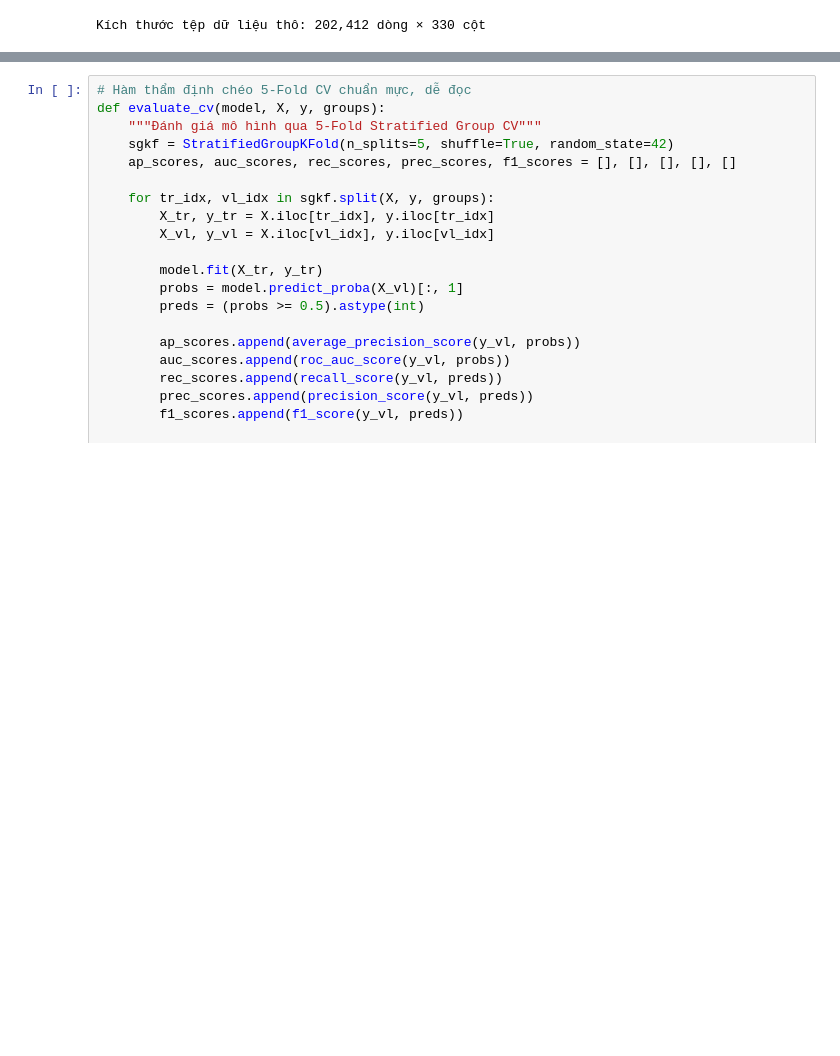
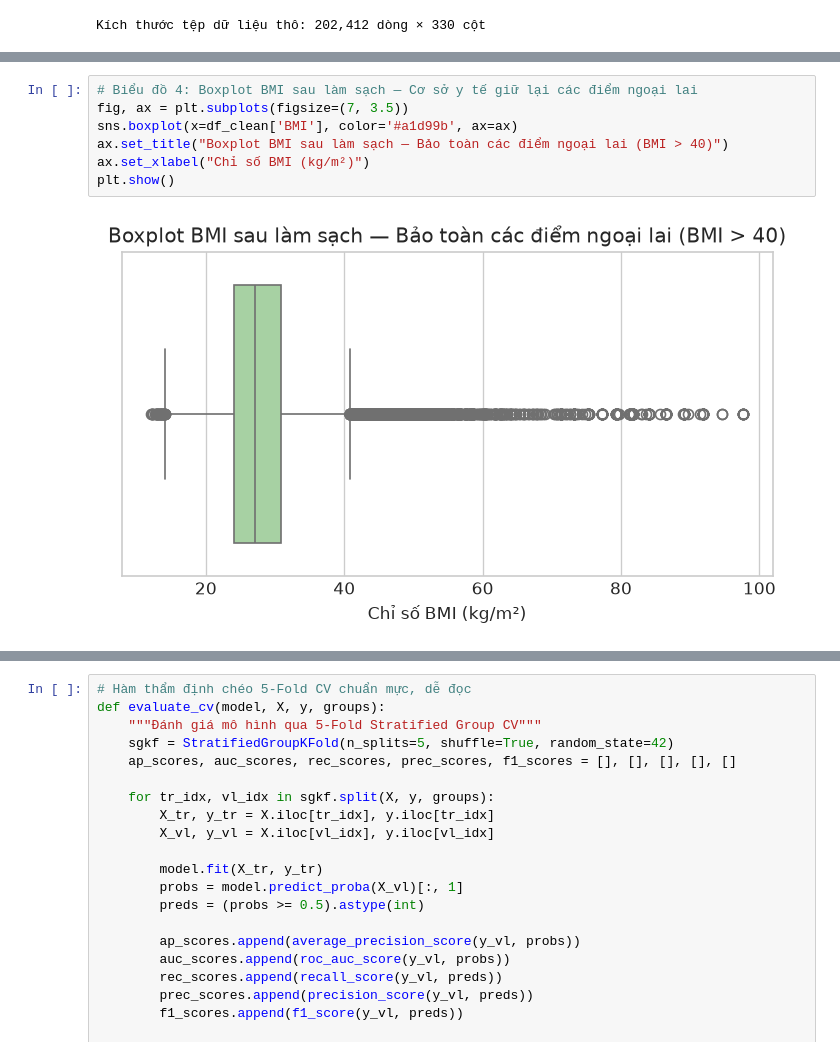
Before and after one commit to trancongdureal/ADY201m, a Jupyter notebook: Bao_cao_cuoi_ky_Nhom_6_v2.ipynb, the cells around one changed output, grey strips where cells are left out. Drawn from its saved outputs; the diff is of its cells as text; blank space fills up the shorter version.

```diff
--- a/Bao_cao_cuoi_ky_Nhom_6_v2.ipynb
+++ b/Bao_cao_cuoi_ky_Nhom_6_v2.ipynb
@@ -440,0 +347,9 @@ display(df_interact_desc)
+# %%
+# Biểu đồ 4: Boxplot BMI sau làm sạch — Cơ sở y tế giữ lại các điểm ngoại lai
+fig, ax = plt.subplots(figsize=(7, 3.5))
+sns.boxplot(x=df_clean['BMI'], color='#a1d99b', ax=ax)
+ax.set_title("Boxplot BMI sau làm sạch — Bảo toàn các điểm ngoại lai (BMI > 40)")
+ax.set_xlabel("Chỉ số BMI (kg/m²)")
+plt.show()
+# %% [output]
+[figure, added]
```
Also changed, not shown: parts of 128 cells of this notebook.
